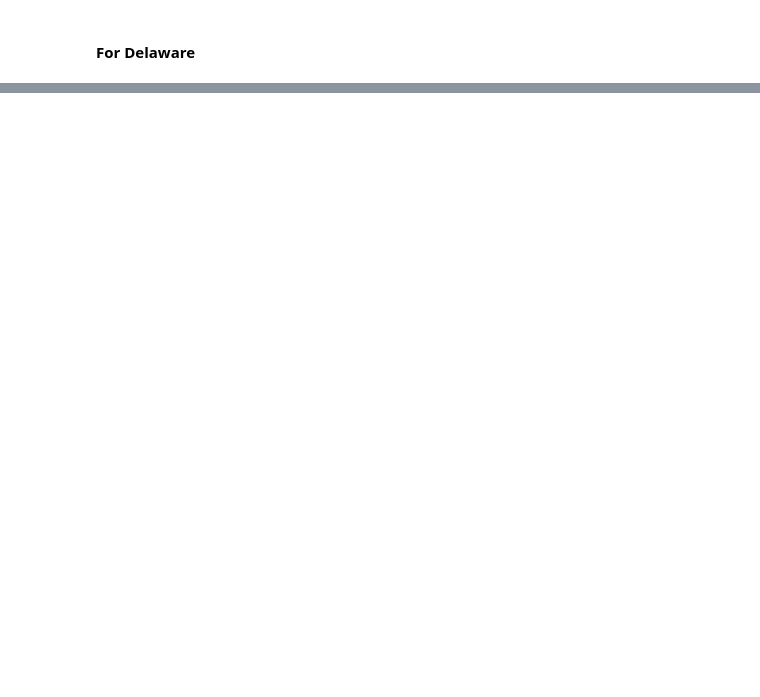
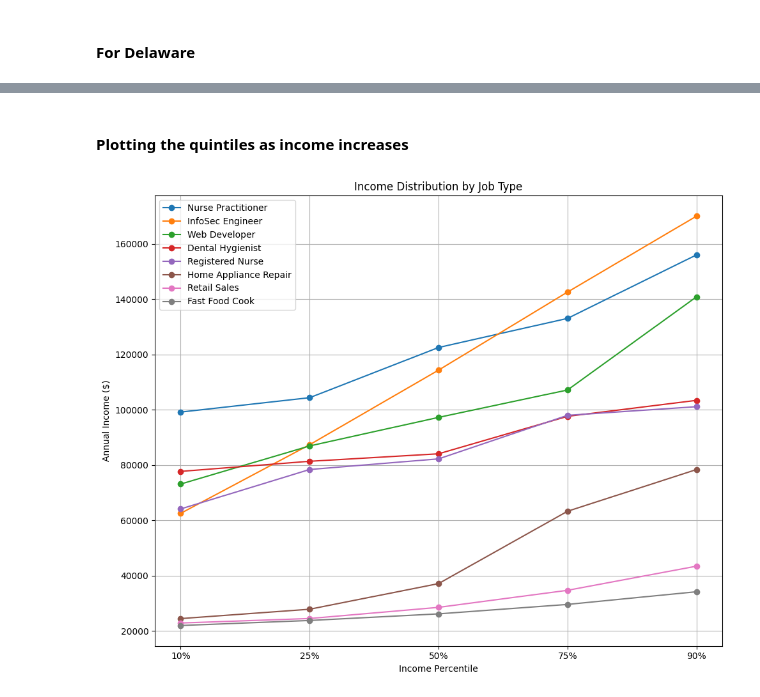
Before and after one commit to apsocarras/policy-rules-database, a Jupyter notebook: cliff-curve.ipynb, the cells around one changed output, grey strips where cells are left out. Cells and saved outputs as stored; diff of their text form; code cells hidden in the pictures; blank space fills up the shorter version.

```diff
--- a/cliff-curve.ipynb
+++ b/cliff-curve.ipynb
@@ -475,0 +488,25 @@ Sussex County
+# %% [markdown]
+#### Plotting the quintiles as income increases
+# %%
+import matplotlib.pyplot as plt
+
+job_data = de_jobs_df.iloc[:,:5]
+
+percentiles = ['10%', '25%', '50%', '75%', '90%']
+
+plt.figure(figsize=(10, 8))
+
+for job, incomes in job_data.iterrows():
+    plt.plot(percentiles, incomes.values, label=job, marker='o')
+
+plt.title('Income Distribution by Job Type')
+plt.xlabel('Income Percentile')
+plt.ylabel('Annual Income ($)')
+plt.xticks(percentiles)
+plt.grid(True)
+plt.legend()
+plt.tight_layout()
+
+plt.show()
+# %% [output]
+[figure, added]
```
Also changed, not shown: parts of 24 cells of this notebook.
